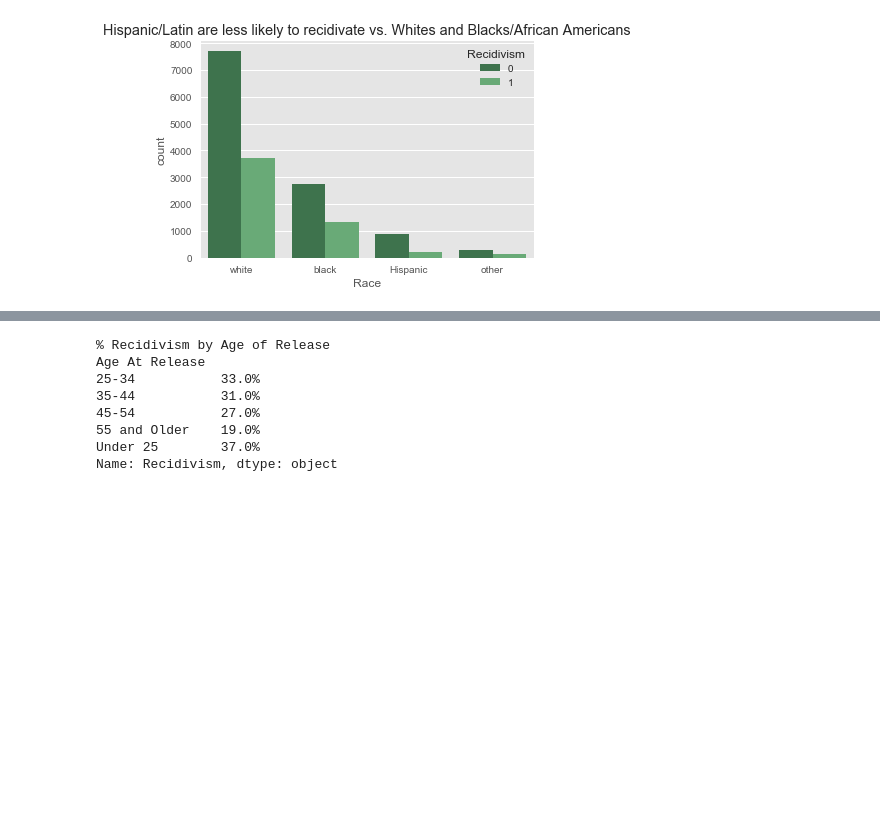
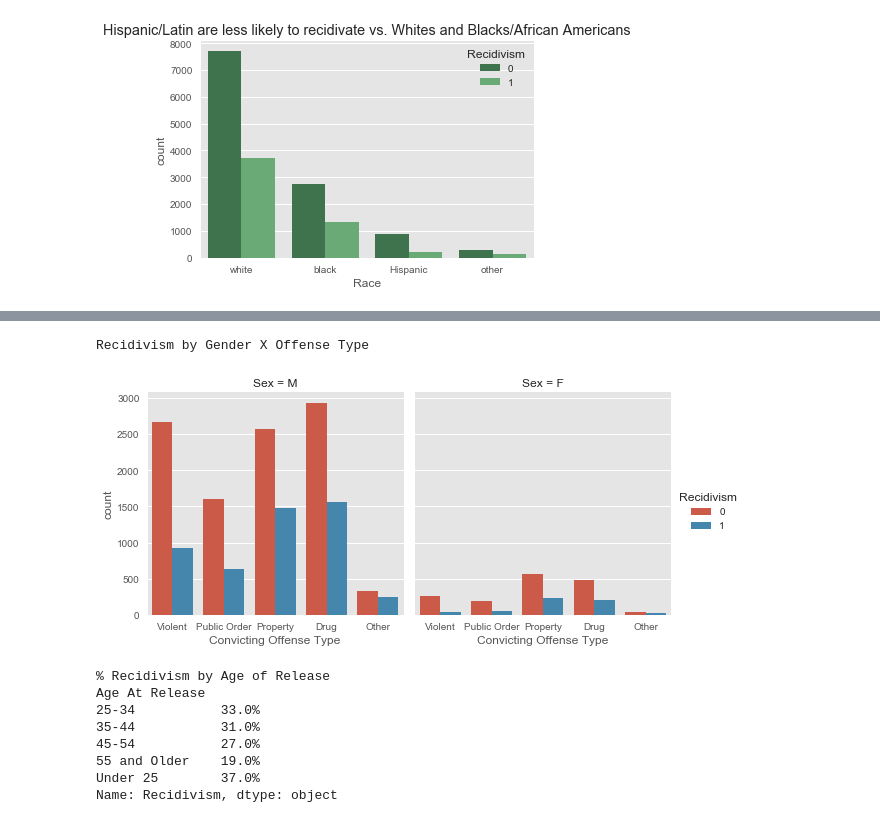
Before and after one commit to matanefron/Final-Project, a Jupyter notebook: ds_class_2017_new/final_project/Recidivism Project.ipynb, the cells around one changed output, grey strips where cells are left out. Drawn from its saved outputs; the diff is of its cells as text; code cells hidden in the pictures; blank space fills up the shorter version.

Commit message:
additional chart

```diff
--- a/ds_class_2017_new/final_project/Recidivism Project.ipynb
+++ b/ds_class_2017_new/final_project/Recidivism Project.ipynb
@@ -142,3 +160,18 @@ Name: Recidivism, dtype: object
+# %%
+print "Recidivism by Gender X Offense Type"
+
+sns.factorplot(
+    col= 'Sex',
+    x = 'Convicting Offense Type',
+    hue = 'Recidivism',
+    data=df,
+    kind='count',
+)
+
+plt.show()
+# %% [output]
+Recidivism by Gender X Offense Type
+[figure, added]
 # %%
 ax = plt.axes()
 sns.countplot(x="Age At Release ",hue="Recidivism",order=('Under 25','25-34','35-44','45-54','55 and Older'), data=df, palette="Greens_d");
```
Also changed, not shown: parts of 6 cells of this notebook.
